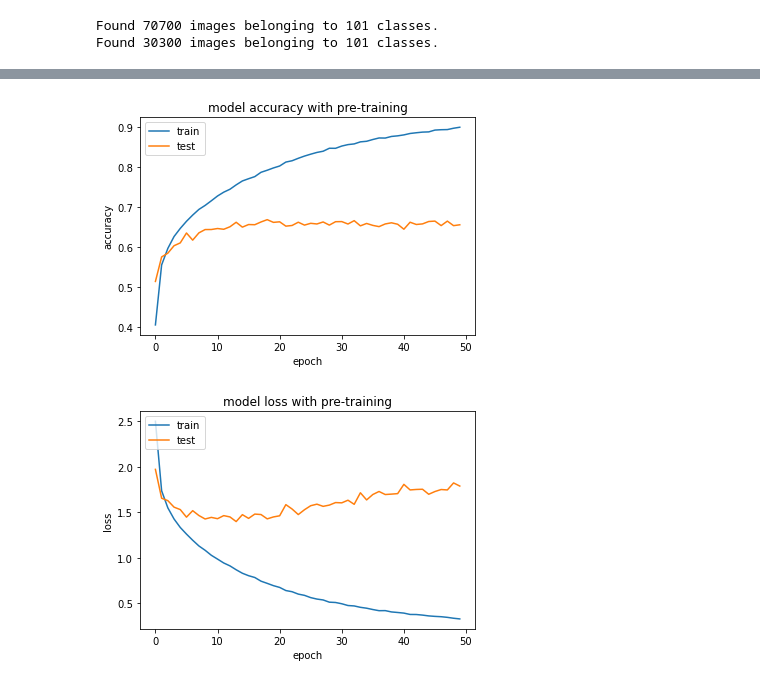
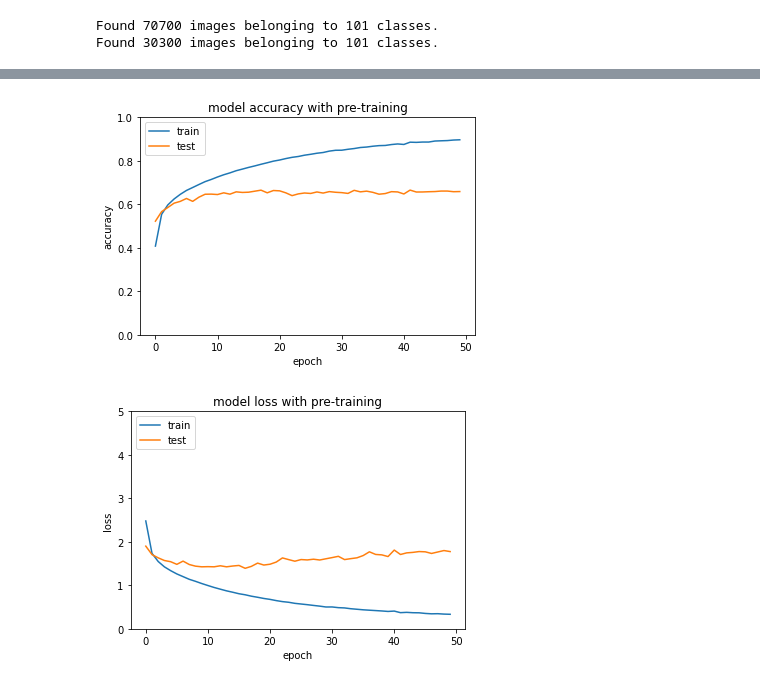
Before and after one commit to wagenrace/cytodata_sessions, a Jupyter notebook: transfer_learning/imagenet_to_food101.ipynb, the cells around one changed output, grey strips where cells are left out. Cells and saved outputs as stored; diff of their text form; code cells hidden in the pictures.

Commit message:
corrected graphs
Signed-off-by: tomnijhof <tom.nijhof@cytosmart.com>

```diff
--- a/transfer_learning/imagenet_to_food101.ipynb
+++ b/transfer_learning/imagenet_to_food101.ipynb
@@ -119,6 +133,6 @@ plt.show()
 # %%
 model_with_pretrain = create_model("imagenet")
-history = model_with_pretrain.fit(train_generator,
+history_pretrained = model_with_pretrain.fit(train_generator,
             validation_data=validation_generator,
             epochs=N_EPOCHES)
 # %% [output]
@@ -142,22 +156,24 @@ Epoch 50/50
 # %%
 # summarize history for accuracy
-plt.plot(history.history['accuracy'])
-plt.plot(history.history['val_accuracy'])
+plt.plot(history_pretrained.history['accuracy'])
+plt.plot(history_pretrained.history['val_accuracy'])
 plt.title('model accuracy with pre-training')
 plt.ylabel('accuracy')
 plt.xlabel('epoch')
+plt.ylim([0,1])
 plt.legend(['train', 'test'], loc='upper left')
 plt.show()
 # %% [output]
-[figure, old version]
+[figure, new version]
 # %%
 # summarize history for loss
-plt.plot(history.history['loss'])
-plt.plot(history.history['val_loss'])
+plt.plot(history_pretrained.history['loss'])
+plt.plot(history_pretrained.history['val_loss'])
 plt.title('model loss with pre-training')
 plt.ylabel('loss')
 plt.xlabel('epoch')
+plt.ylim([0,5])
 plt.legend(['train', 'test'], loc='upper left')
 plt.show()
 # %% [output]
-[figure, old version]
+[figure, new version]
```
Also changed, not shown: parts of 10 cells of this notebook.
